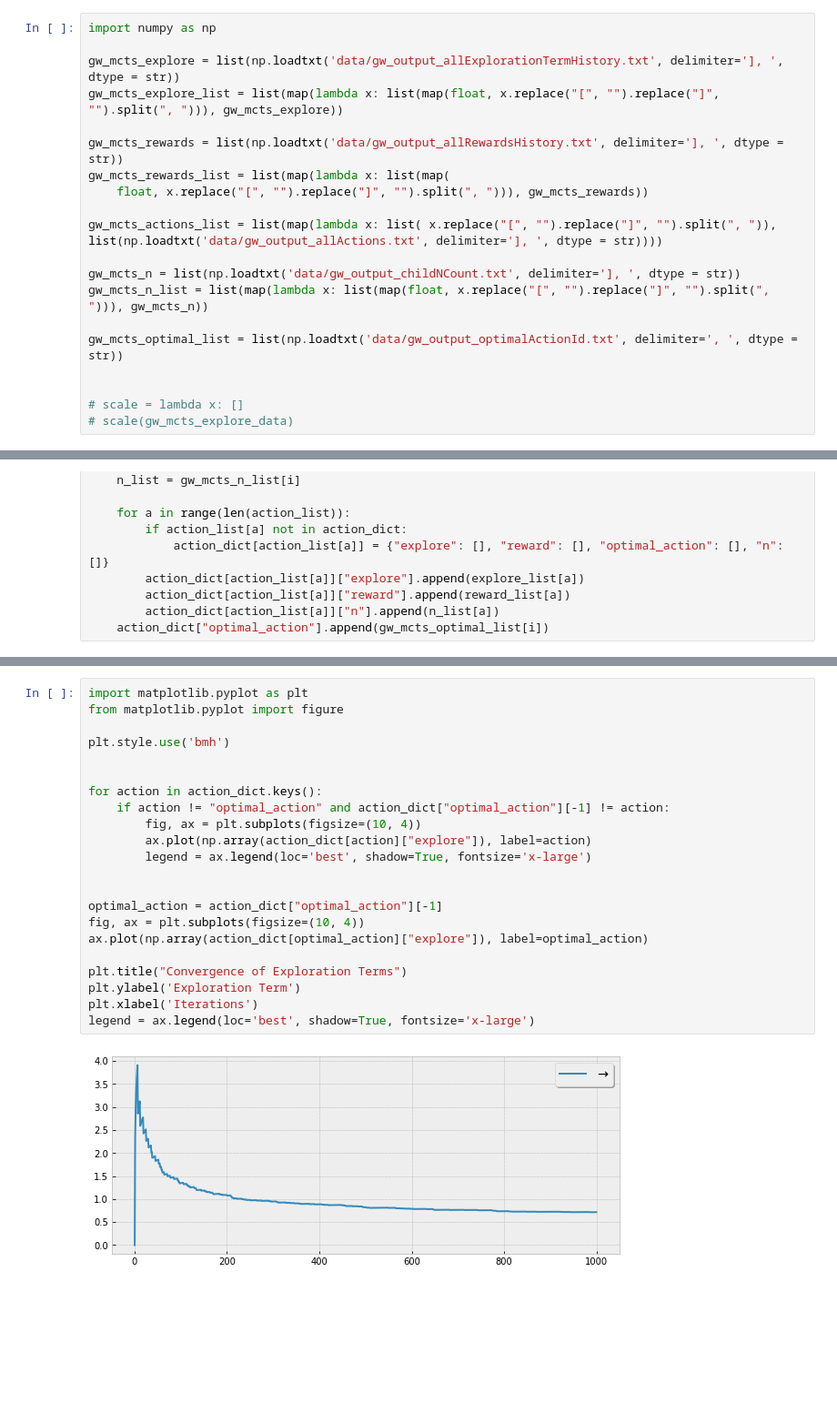
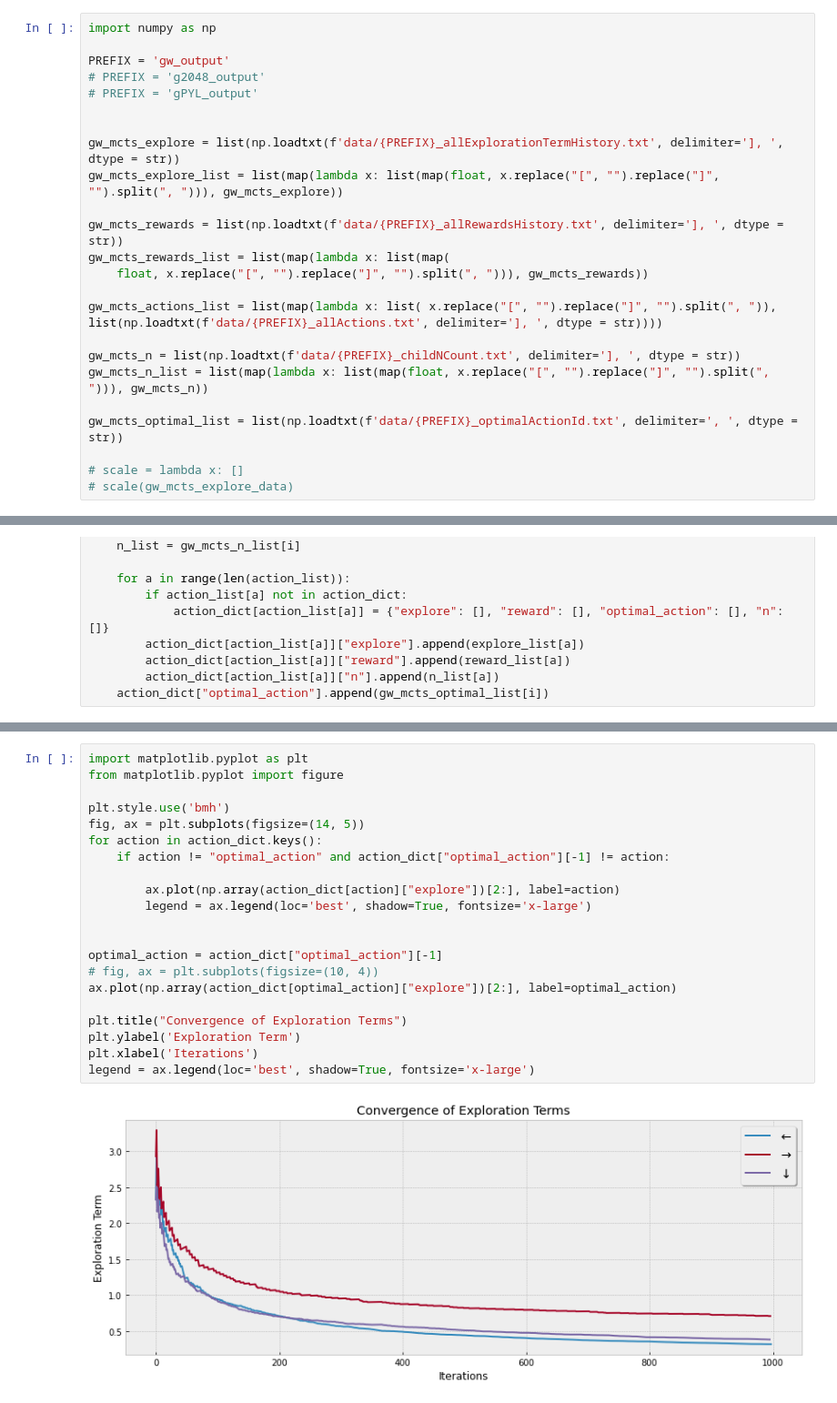
Before and after one commit to larkz/mcts-plots, a Jupyter notebook: conv_plot_all.ipynb, the cells around one changed output, grey strips where cells are left out. Shown at 91% size. Drawn from its saved outputs; the diff is of its cells as text; blank space fills up the shorter version.

```diff
--- a/conv_plot_all.ipynb
+++ b/conv_plot_all.ipynb
@@ -1,20 +1,24 @@
 # %%
 import numpy as np
 
-gw_mcts_explore = list(np.loadtxt('data/gw_output_allExplorationTermHistory.txt', delimiter='], ', dtype = str))
+PREFIX = 'gw_output'
+# PREFIX = 'g2048_output'
+# PREFIX = 'gPYL_output'
+
+
+gw_mcts_explore = list(np.loadtxt(f'data/{PREFIX}_allExplorationTermHistory.txt', delimiter='], ', dtype = str))
 gw_mcts_explore_list = list(map(lambda x: list(map(float, x.replace("[", "").replace("]", "").split(", "))), gw_mcts_explore))
 
-gw_mcts_rewards = list(np.loadtxt('data/gw_output_allRewardsHistory.txt', delimiter='], ', dtype = str))
+gw_mcts_rewards = list(np.loadtxt(f'data/{PREFIX}_allRewardsHistory.txt', delimiter='], ', dtype = str))
 gw_mcts_rewards_list = list(map(lambda x: list(map(
     float, x.replace("[", "").replace("]", "").split(", "))), gw_mcts_rewards))
 
-gw_mcts_actions_list = list(map(lambda x: list( x.replace("[", "").replace("]", "").split(", ")), list(np.loadtxt('data/gw_output_allActions.txt', delimiter='], ', dtype = str))))
+gw_mcts_actions_list = list(map(lambda x: list( x.replace("[", "").replace("]", "").split(", ")), list(np.loadtxt(f'data/{PREFIX}_allActions.txt', delimiter='], ', dtype = str))))
 
-gw_mcts_n = list(np.loadtxt('data/gw_output_childNCount.txt', delimiter='], ', dtype = str))
+gw_mcts_n = list(np.loadtxt(f'data/{PREFIX}_childNCount.txt', delimiter='], ', dtype = str))
 gw_mcts_n_list = list(map(lambda x: list(map(float, x.replace("[", "").replace("]", "").split(", "))), gw_mcts_n))
 
-gw_mcts_optimal_list = list(np.loadtxt('data/gw_output_optimalActionId.txt', delimiter=', ', dtype = str))
-
+gw_mcts_optimal_list = list(np.loadtxt(f'data/{PREFIX}_optimalActionId.txt', delimiter=', ', dtype = str))
 
 # scale = lambda x: []
 # scale(gw_mcts_explore_data)
@@ -40,24 +44,23 @@ optimal_action
 # %%
 import matplotlib.pyplot as plt
 from matplotlib.pyplot import figure
 
 plt.style.use('bmh')
-
-
+fig, ax = plt.subplots(figsize=(14, 5))
 for action in action_dict.keys():
     if action != "optimal_action" and action_dict["optimal_action"][-1] != action:
-        fig, ax = plt.subplots(figsize=(10, 4))
-        ax.plot(np.array(action_dict[action]["explore"]), label=action)
+
+        ax.plot(np.array(action_dict[action]["explore"])[2:], label=action)
         legend = ax.legend(loc='best', shadow=True, fontsize='x-large')
 
 
 optimal_action = action_dict["optimal_action"][-1]
-fig, ax = plt.subplots(figsize=(10, 4))
-ax.plot(np.array(action_dict[optimal_action]["explore"]), label=optimal_action)
+# fig, ax = plt.subplots(figsize=(10, 4))
+ax.plot(np.array(action_dict[optimal_action]["explore"])[2:], label=optimal_action)
 
 plt.title("Convergence of Exploration Terms")
 plt.ylabel('Exploration Term')
 plt.xlabel('Iterations')
 legend = ax.legend(loc='best', shadow=True, fontsize='x-large')
 # %% [output]
-[figure, old version]
+[figure, new version]
```
Also changed, not shown: parts of 5 cells of this notebook, 1 other file.
